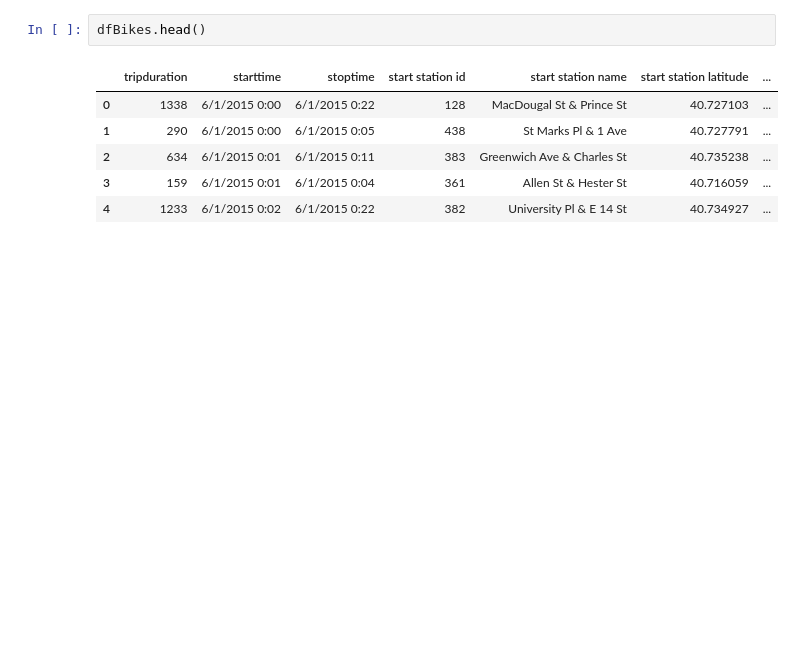
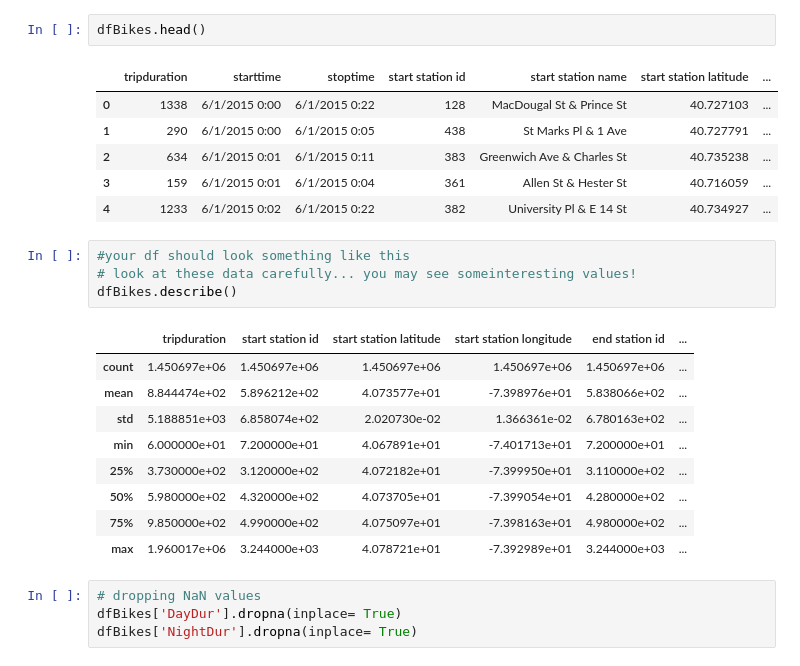
Before and after one commit to jkastelan/PUI2017_jlk635, a Jupyter notebook: HW4_jlk635/Assignment_4.ipynb, the cells around one changed output. Drawn from its saved outputs; the diff is of its cells as text; blank space fills up the shorter version.

```diff
--- a/HW4_jlk635/Assignment_4.ipynb
+++ b/HW4_jlk635/Assignment_4.ipynb
@@ -145,3 +125,21 @@ dfBikes.head()
 | 2 | 634 | 6/1/2015 0:01 | 6/1/2015 0:11 | 383 | Greenwich Ave & Charles St | 40.735238 | ... |
 | 3 | 159 | 6/1/2015 0:01 | 6/1/2015 0:04 | 361 | Allen St & Hester St | 40.716059 | ... |
 | 4 | 1233 | 6/1/2015 0:02 | 6/1/2015 0:22 | 382 | University Pl & E 14 St | 40.734927 | ... |
+# %%
+#your df should look something like this
+# look at these data carefully... you may see someinteresting values!
+dfBikes.describe()
+# %% [output]
+|  | tripduration | start station id | start station latitude | start station longitude | end station id | ... |
+| count | 1.450697e+06 | 1.450697e+06 | 1.450697e+06 | 1.450697e+06 | 1.450697e+06 | ... |
+| mean | 8.844474e+02 | 5.896212e+02 | 4.073577e+01 | -7.398976e+01 | 5.838066e+02 | ... |
+| std | 5.188851e+03 | 6.858074e+02 | 2.020730e-02 | 1.366361e-02 | 6.780163e+02 | ... |
+| min | 6.000000e+01 | 7.200000e+01 | 4.067891e+01 | -7.401713e+01 | 7.200000e+01 | ... |
+| 25% | 3.730000e+02 | 3.120000e+02 | 4.072182e+01 | -7.399950e+01 | 3.110000e+02 | ... |
+| 50% | 5.980000e+02 | 4.320000e+02 | 4.073705e+01 | -7.399054e+01 | 4.280000e+02 | ... |
+| 75% | 9.850000e+02 | 4.990000e+02 | 4.075097e+01 | -7.398163e+01 | 4.980000e+02 | ... |
+| max | 1.960017e+06 | 3.244000e+03 | 4.078721e+01 | -7.392989e+01 | 3.244000e+03 | ... |
+# %%
+# dropping NaN values
+dfBikes['DayDur'].dropna(inplace= True)
+dfBikes['NightDur'].dropna(inplace= True)
```
Also changed, not shown: parts of 25 cells of this notebook.
